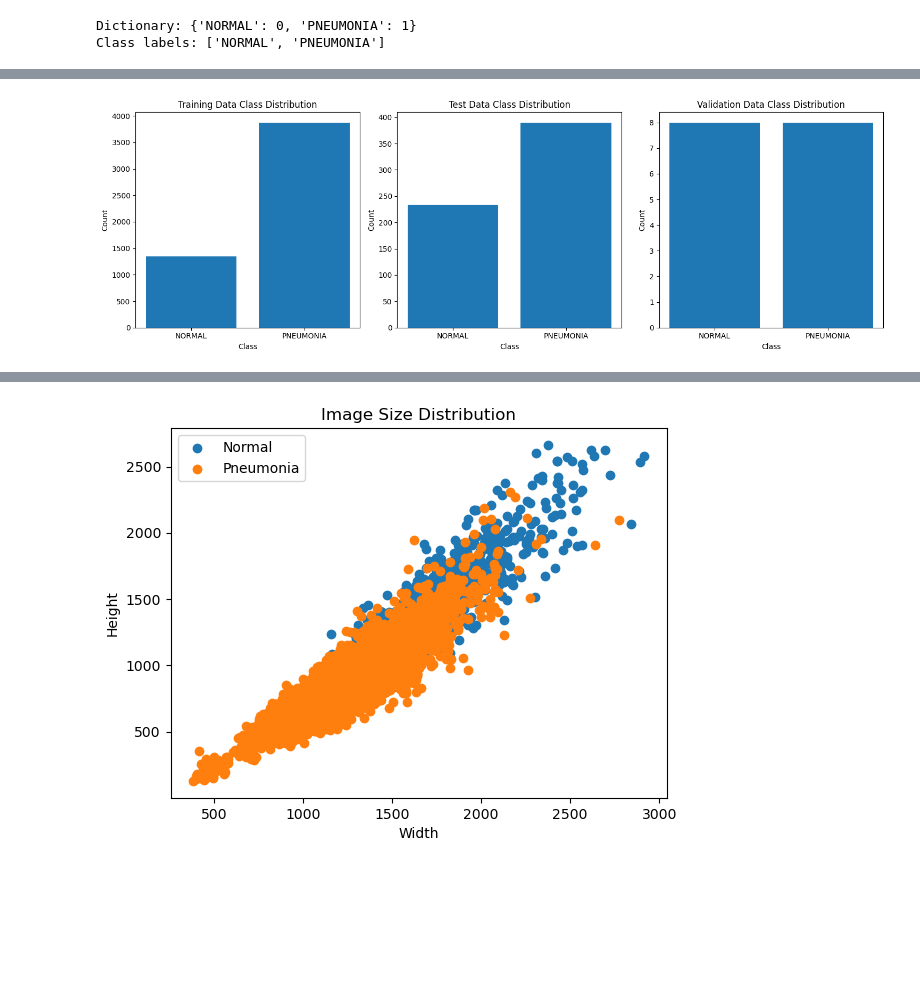
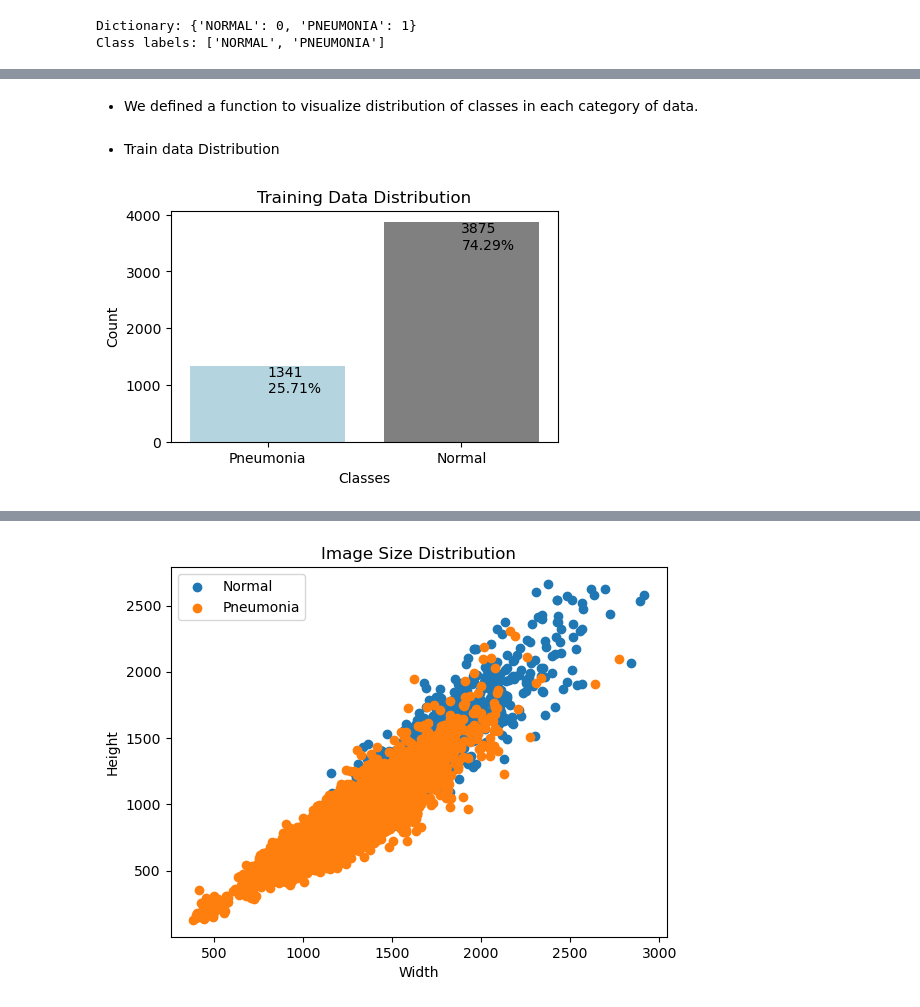
Before and after one commit to Bree-009/Deep-Learning-Analysis-of-X-Ray-Images-for-Pneumonia-Detection, a Jupyter notebook: Image Classification notebook.ipynb, the cells around one changed output, grey strips where cells are left out. Saved outputs shown, nothing was run; the diff lists cells and outputs as text; code cells hidden in the pictures; blank space fills up the shorter version.

```diff
--- a/Image Classification notebook.ipynb
+++ b/Image Classification notebook.ipynb
@@ -211,5 +203,47 @@ def visualize_class_distributions(train_generator, test_generator, val_generator
-# %%
-# Call the function with your data generators and class names
-visualize_class_distributions(train_generator, test_generator, val_generator, class_names)
-# %% [output]
-[figure, removed]
+# %% [markdown]
+- We defined a function to visualize distribution of classes in each category of data.
+# %%
+def plot_class_counts(labels, title, bar_colors):
+    """
+    Visualizes the class distributions.
+
+    Args:
+        labels (array-like): The class labels.
+        title (str): The title of the plot.
+        bar_colors (list): The list of colors for the bars.
+    """
+    # Get the counts for each class
+    class_labels, counts = np.unique(labels, return_counts=True)
+
+    # Calculate the percentage of value counts
+    total_count = np.sum(counts)
+    percentages = counts / total_count * 100
+
+    # Plot the results
+    plt.figure(figsize=(5, 3))
+    plt.title(title, fontsize=12)
+    plt.xlabel("Classes")
+    plt.ylabel("Count")
+
+    # Replace "1" with "Normal" in class_labels list
+    class_labels = ['Pneumonia', 'Normal']
+
+    # Add value counts as text on top of each bar
+    for i in range(len(class_labels)):
+        plt.text(i, counts[i], f"{counts[i]}\n{percentages[i]:.2f}%", ha='left', va='top')
+
+    # Plot the bar plot with specified colors
+    sns.barplot(x=class_labels, y=counts, palette=bar_colors)
+
+    plt.show()
+# %% [markdown]
+- Train data Distribution
+# %%
+# Define the colors for the bars
+bar_colors = ["lightblue", "grey"]
+
+# Training data distribution
+labels = train_generator.classes
+plot_class_counts(labels, 'Training Data Distribution', bar_colors)
+# %% [output]
+[figure, added]
```
Also changed, not shown: parts of 65 cells of this notebook, 1 other file.
